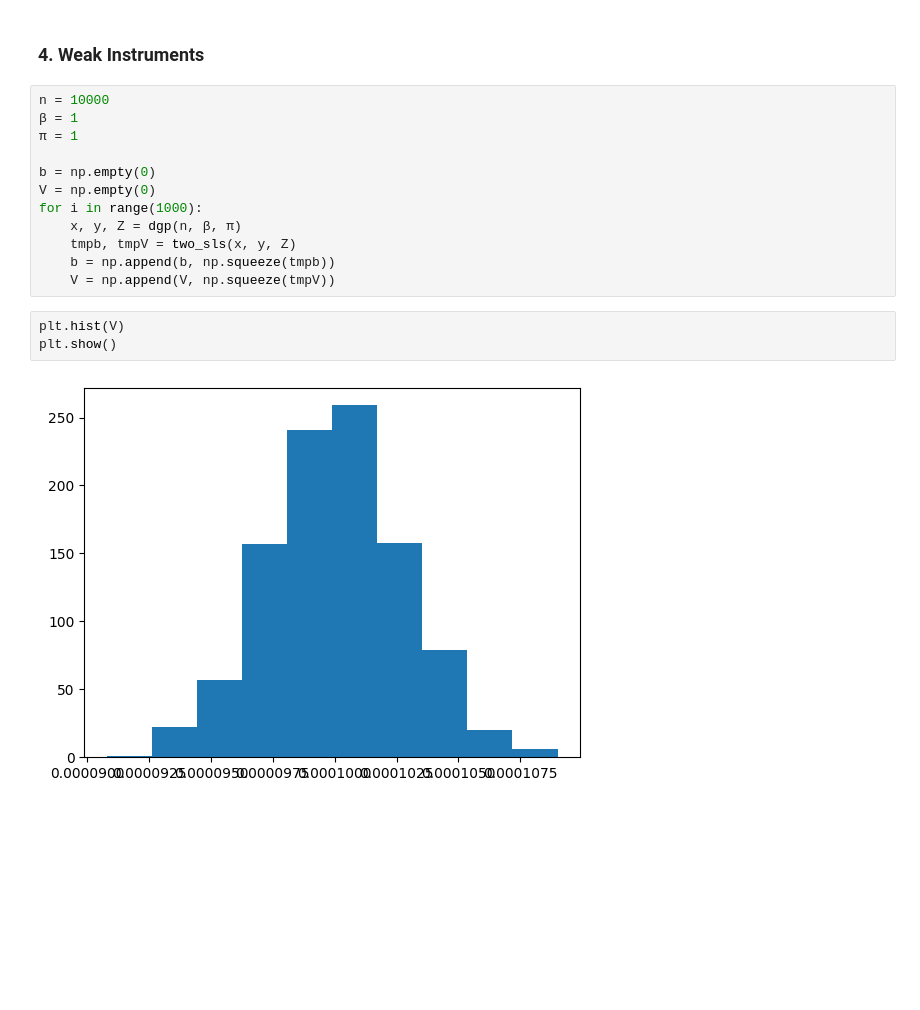
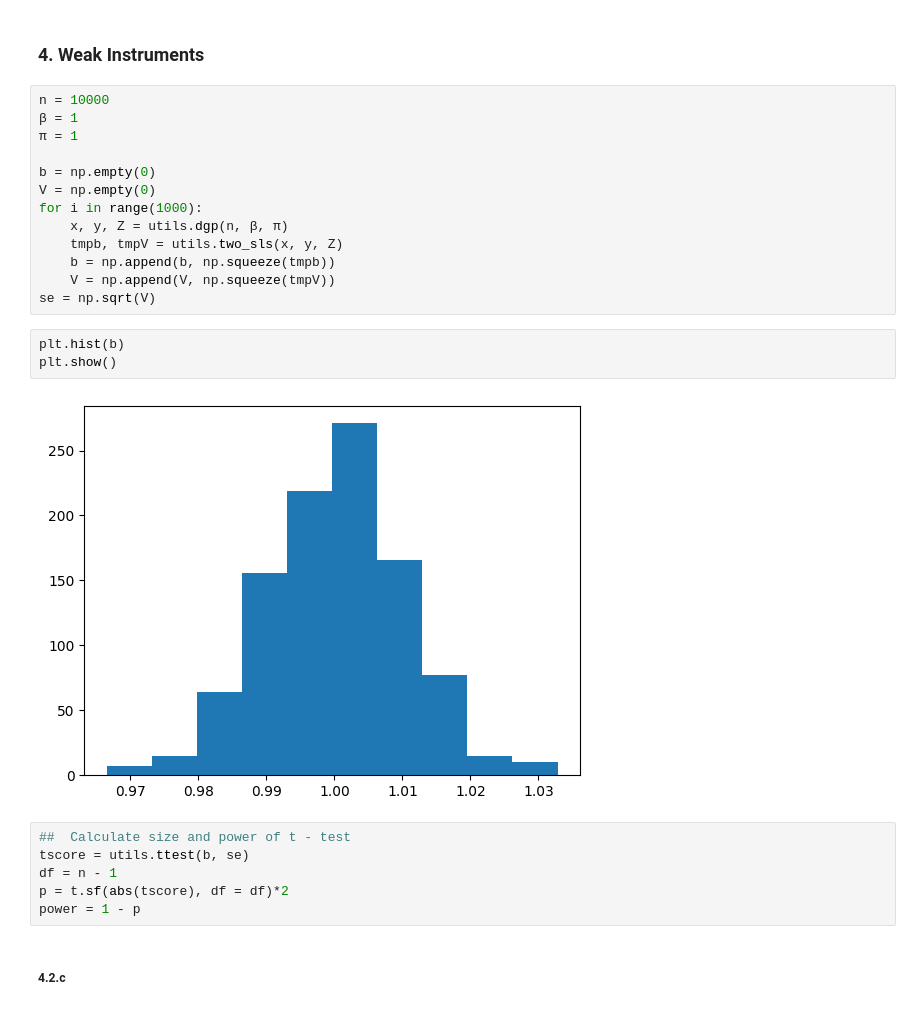
Before and after one commit to thorlarson/ARE212_ProblemSets, a Jupyter notebook: PS2/code/PS2_notebook.ipynb, the cells around one changed output. Drawn from its saved outputs; the diff is of its cells as text; blank space fills up the shorter version.

```diff
--- a/PS2/code/PS2_notebook.ipynb
+++ b/PS2/code/PS2_notebook.ipynb
@@ -15,12 +13,21 @@ n = 10000
 b = np.empty(0)
 V = np.empty(0)
 for i in range(1000):
-    x, y, Z = dgp(n, β, π)
-    tmpb, tmpV = two_sls(x, y, Z)
+    x, y, Z = utils.dgp(n, β, π)
+    tmpb, tmpV = utils.two_sls(x, y, Z)
     b = np.append(b, np.squeeze(tmpb))
     V = np.append(V, np.squeeze(tmpV))
+se = np.sqrt(V)
 # %%
-plt.hist(V)
+plt.hist(b)
 plt.show()
 # %% [output]
-[figure, old version]
+[figure, new version]
+# %%
+##  Calculate size and power of t - test
+tscore = utils.ttest(b, se)
+df = n - 1
+p = t.sf(abs(tscore), df = df)*2
+power = 1 - p
+# %% [markdown]
+##### 4.2.c
```
Also changed, not shown: parts of 8 cells of this notebook, 1 other file.
